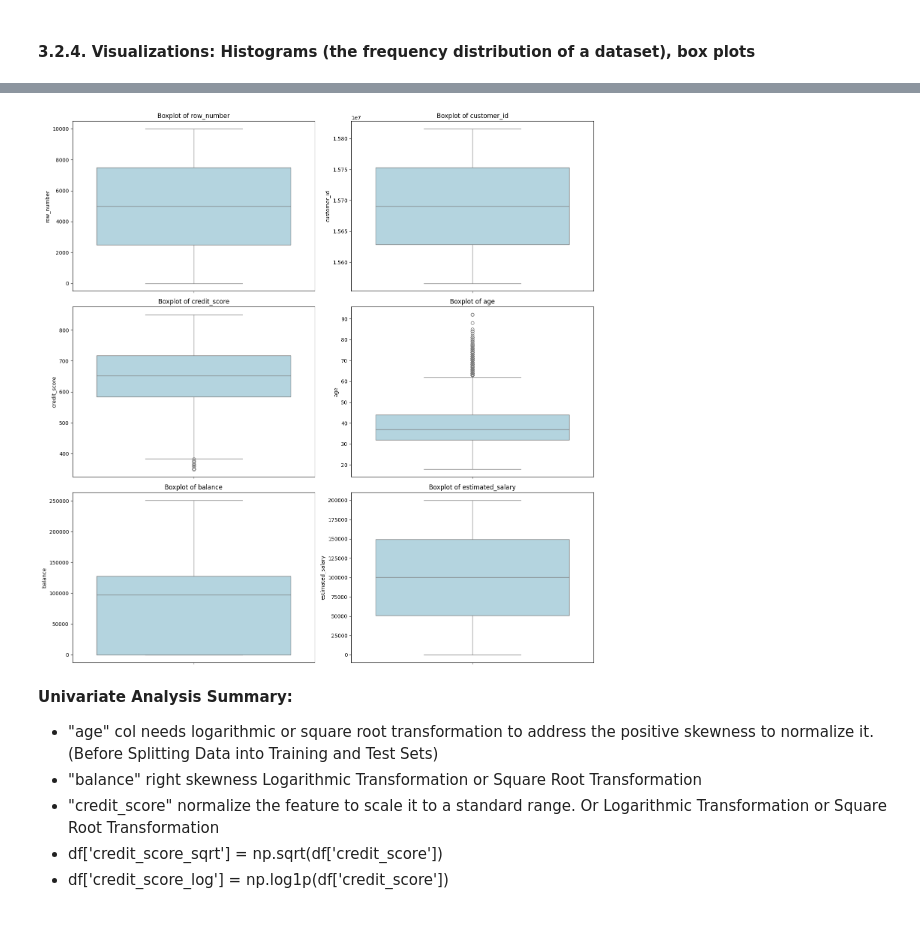
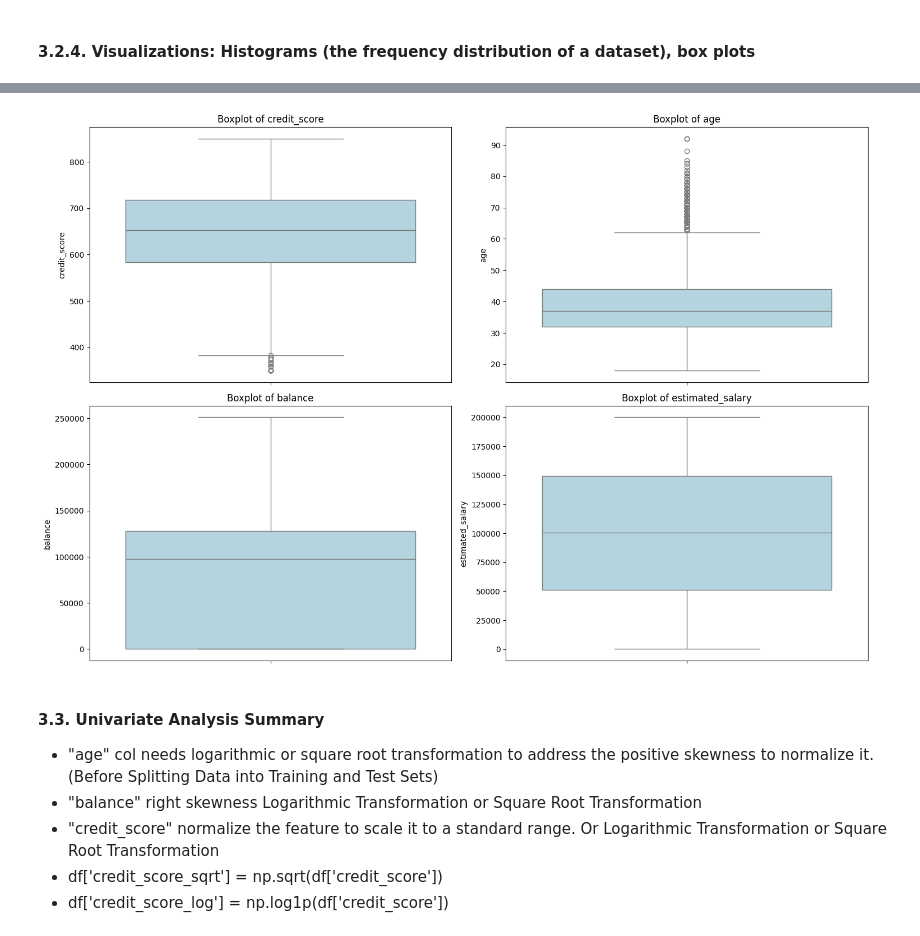
Before and after one commit to DanSun1213/bank-churn-prediction, a Jupyter notebook: main.ipynb, the cells around one changed output, grey strips where cells are left out. Drawn from its saved outputs; the diff is of its cells as text; code cells hidden in the pictures.

```diff
--- a/main.ipynb
+++ b/main.ipynb
@@ -390,5 +389,10 @@ df_cleaned = df.to_csv('./data/cleaned/df_cleaned.csv')
   - 3.2.3. Shape of the distribution: Skewness(asymmetry) and kurtosis("tailedness" how peaked the distribution is).
   - 3.2.4. Visualizations: Histograms, box plots.
 - 3.3. Univariate Analysis Summary
+# %%
+# Define columns to use for analysis
+df_categorical_analysis = df[['geography', 'gender', 'tenure', 'num_of_products', 'has_cr_card', 'is_active_member', 'exited']]
+
+df_numerical_analysis = df[['credit_score', 'age', 'balance', 'estimated_salary']]
 # %% [markdown]
 #### 3.1. Categorical variables:
@@ -613,34 +598,31 @@ array([[<Axes: title={'center': 'row_number'}>,
 # %%
 # 3.2.4. Visualizations: box plots.
-import seaborn as sns
-import matplotlib.pyplot as plt
-
 def plot_boxplots(df):
     """
     Generates boxplots for each column in a DataFrame, arranged with 2 plots per row.
 
     Args:
         df (pd.DataFrame): The DataFrame containing the numerical data.
     """
     num_cols = 2  # Number of plots per row
     num_rows = 3  # Total number of rows
     total_plots = num_cols * num_rows
 
     plt.figure(figsize=(15, num_rows * 5))  # Adjust the figure size based on the number of rows
 
     for i, column in enumerate(df.columns[:total_plots], 1):  # Limit to the first 6 columns
         plt.subplot(num_rows, num_cols, i)
         sns.boxplot(data=df[column], color="lightblue")
         plt.title(f'Boxplot of {column}')
 
     plt.tight_layout()
     plt.show()
 
-plot_boxplots(df_numerical)
+plot_boxplots(df_numerical_analysis)
 # %% [output]
-[figure, old version]
+[figure, new version]
 # %% [markdown]
-**Univariate Analysis Summary:**
+#### **3.3. Univariate Analysis Summary**
 - "age" col needs logarithmic or square root transformation to address the positive skewness to normalize it. (Before Splitting Data into Training and Test Sets)
 - "balance" right skewness Logarithmic Transformation or Square Root Transformation
 - "credit_score" normalize the feature to scale it to a standard range. Or Logarithmic Transformation or Square Root Transformation
```
Also changed, not shown: parts of 28 cells of this notebook.
